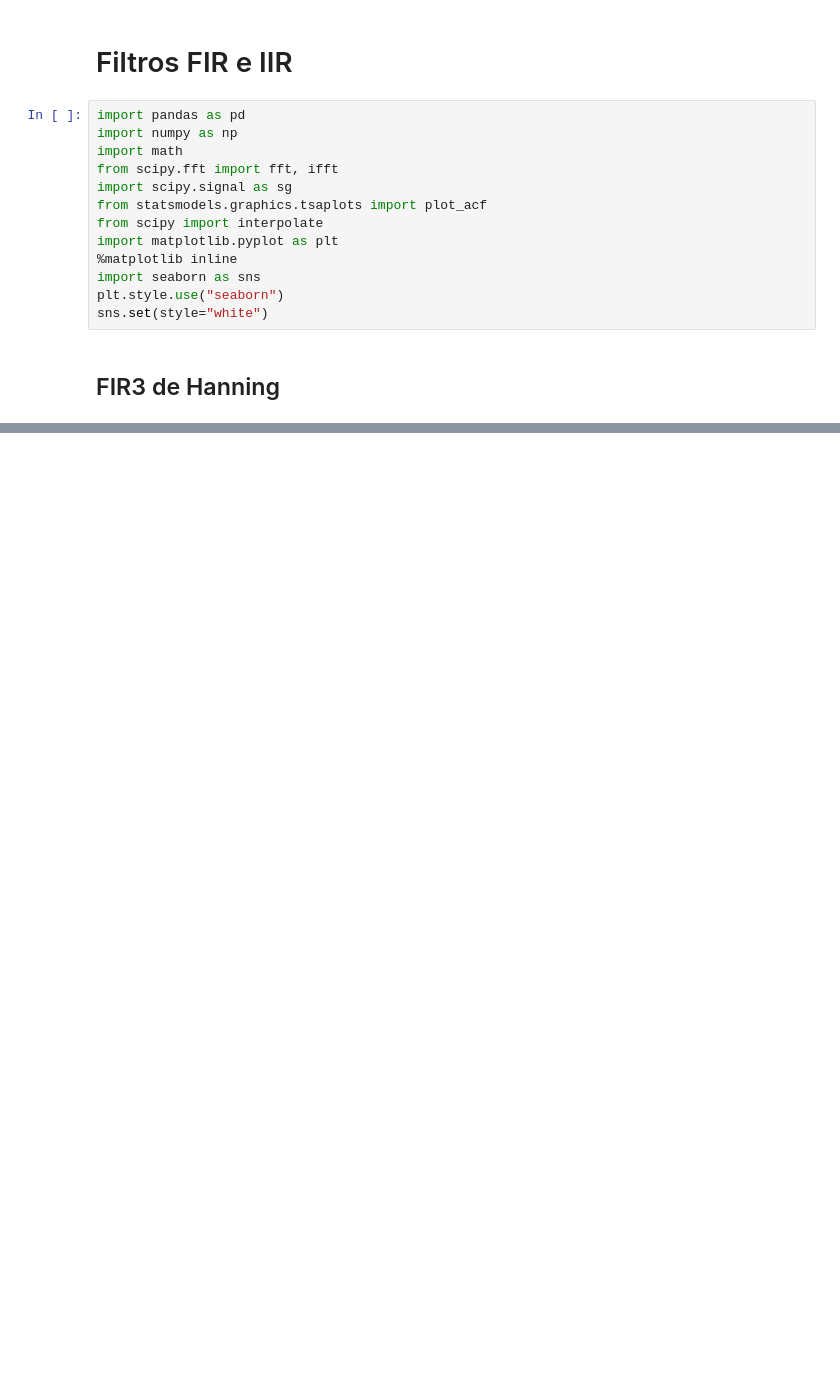
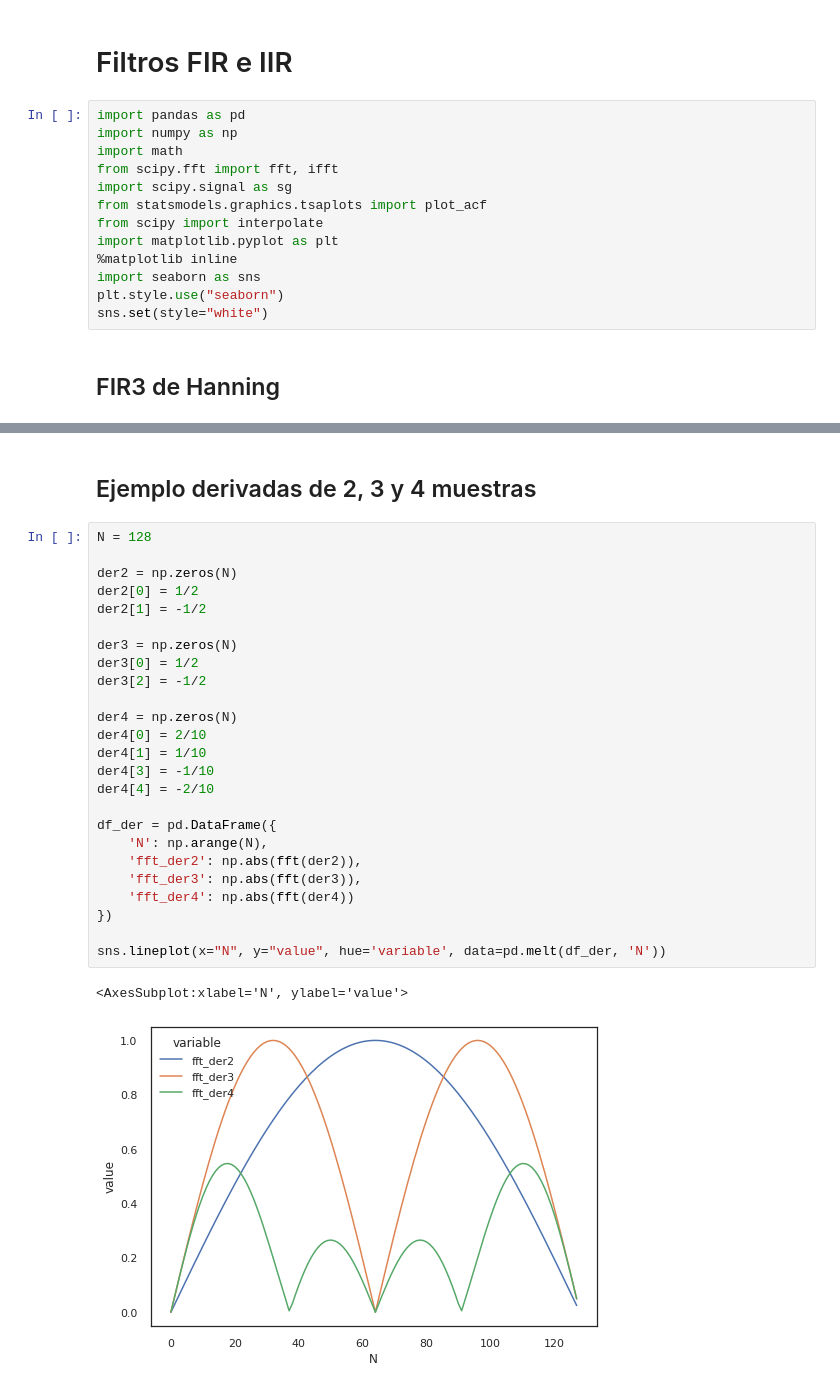
Before and after one commit to juanknebel/series-temporales-2020, a Jupyter notebook: notebooks/09-filtros_fir_iir.ipynb, the cells around one changed output, grey strips where cells are left out. Cells and saved outputs as stored; diff of their text form; blank space fills up the shorter version.

```diff
--- a/notebooks/09-filtros_fir_iir.ipynb
+++ b/notebooks/09-filtros_fir_iir.ipynb
@@ -167,0 +87,30 @@ plt.show()
+# %% [markdown]
+## Ejemplo derivadas de 2, 3 y 4 muestras
+# %%
+N = 128
+
+der2 = np.zeros(N)
+der2[0] = 1/2
+der2[1] = -1/2
+
+der3 = np.zeros(N)
+der3[0] = 1/2
+der3[2] = -1/2
+
+der4 = np.zeros(N)
+der4[0] = 2/10
+der4[1] = 1/10
+der4[3] = -1/10
+der4[4] = -2/10
+
+df_der = pd.DataFrame({
+    'N': np.arange(N),
+    'fft_der2': np.abs(fft(der2)),
+    'fft_der3': np.abs(fft(der3)),
+    'fft_der4': np.abs(fft(der4))
+})
+
+sns.lineplot(x="N", y="value", hue='variable', data=pd.melt(df_der, 'N'))
+# %% [output]
+<AxesSubplot:xlabel='N', ylabel='value'>
+[figure, added]
```
Also changed, not shown: parts of 38 cells of this notebook.
